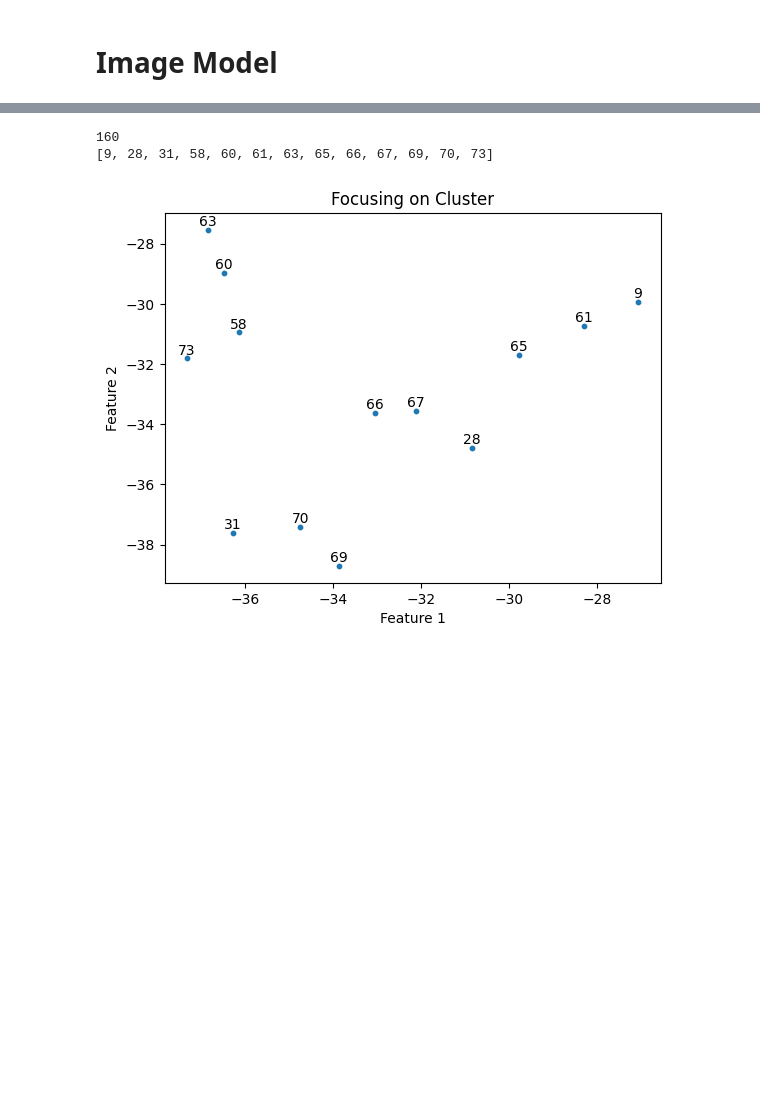
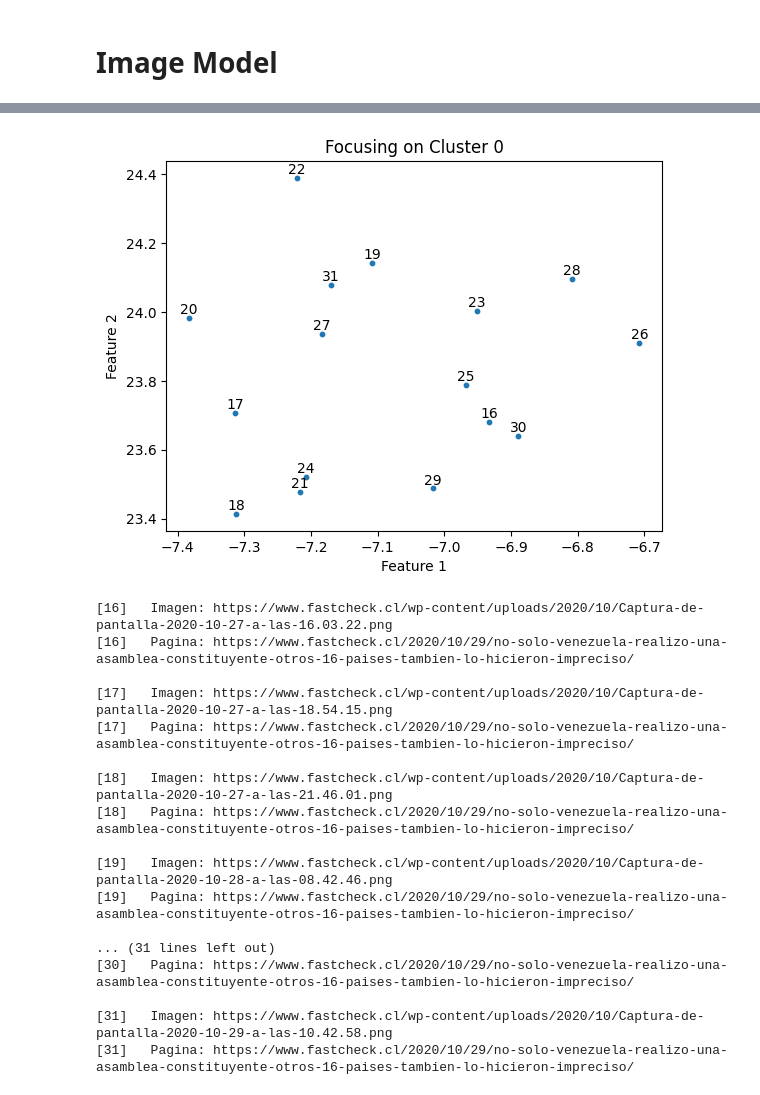
Before and after one commit to MolodyGs/Multimodal-News-Data-Collection, a Jupyter notebook: src/models/image_model.ipynb, the cells around one changed output, grey strips where cells are left out. Cells and saved outputs as stored; diff of their text form; code cells hidden in the pictures; blank space fills up the shorter version.

```diff
--- a/src/models/image_model.ipynb
+++ b/src/models/image_model.ipynb
@@ -229,30 +196,44 @@ Silhouette Score: 0.7437683939933777
 # %%
-
-umap_cluster_to_print = 14
+hdbscan_cluster_to_print = 0
 facts_selected = []
 facts_labels = []
 
-print(len(embeddings_2d))
-
 for index, fact in enumerate(embeddings_2d):
-    if cluster_labels[index] == umap_cluster_to_print:
+    if cluster_labels[index] == hdbscan_cluster_to_print:
         facts_selected.append(embeddings_2d[index].tolist())
         facts_labels.append(index)
 
-print(facts_labels)
-
 plt.scatter([fact[0] for fact in facts_selected], [fact[1] for fact in facts_selected], s=10)
-
-for x, y, etiqueta in zip([fact[0] for fact in facts_selected], [fact[1] for fact in facts_selected], facts_labels):
-    plt.annotate(etiqueta, (x, y), textcoords="offset points", xytext=(0, 3), ha='center')
-
-plt.title(f'Focusing on Cluster')
+for x, y, label in zip([fact[0] for fact in facts_selected], [fact[1] for fact in facts_selected], facts_labels):
+    plt.annotate(label, (x, y), textcoords="offset points", xytext=(0, 3), ha='center')
+plt.title(f'Focusing on Cluster {hdbscan_cluster_to_print}')
 plt.xlabel('Feature 1')
 plt.ylabel('Feature 2')
 plt.show()
+
+json_data_combined = json_data_fast_check_1_fixed["pages"] + json_data_fast_check_2_fixed["pages"]
+for index in facts_labels:
+    print(f"[{index}]   Imagen: {image_relationships[index]['image']}")
+    print(f"[{index}]   Pagina: {image_relationships[index]['page']['link']}")
+    print("")
 # %% [output]
+[figure, new version]
-160
-[9, 28, 31, 58, 60, 61, 63, 65, 66, 67, 69, 70, 73]
+[16]   Imagen: https://www.fastcheck.cl/wp-content/uploads/2020/10/Captura-de-pantalla-2020-10-27-a-las-16.03.22.png
+[16]   Pagina: https://www.fastcheck.cl/2020/10/29/no-solo-venezuela-realizo-una-asamblea-constituyente-otros-16-paises-tambien-lo-hicieron-impreciso/
+
+[17]   Imagen: https://www.fastcheck.cl/wp-content/uploads/2020/10/Captura-de-pantalla-2020-10-27-a-las-18.54.15.png
+[17]   Pagina: https://www.fastcheck.cl/2020/10/29/no-solo-venezuela-realizo-una-asamblea-constituyente-otros-16-paises-tambien-lo-hicieron-impreciso/
+
+[18]   Imagen: https://www.fastcheck.cl/wp-content/uploads/2020/10/Captura-de-pantalla-2020-10-27-a-las-21.46.01.png
+[18]   Pagina: https://www.fastcheck.cl/2020/10/29/no-solo-venezuela-realizo-una-asamblea-constituyente-otros-16-paises-tambien-lo-hicieron-impreciso/
+
+[19]   Imagen: https://www.fastcheck.cl/wp-content/uploads/2020/10/Captura-de-pantalla-2020-10-28-a-las-08.42.46.png
+[19]   Pagina: https://www.fastcheck.cl/2020/10/29/no-solo-venezuela-realizo-una-asamblea-constituyente-otros-16-paises-tambien-lo-hicieron-impreciso/
+
+... (31 lines left out)
+[30]   Pagina: https://www.fastcheck.cl/2020/10/29/no-solo-venezuela-realizo-una-asamblea-constituyente-otros-16-paises-tambien-lo-hicieron-impreciso/
+
+[31]   Imagen: https://www.fastcheck.cl/wp-content/uploads/2020/10/Captura-de-pantalla-2020-10-29-a-las-10.42.58.png
+[31]   Pagina: https://www.fastcheck.cl/2020/10/29/no-solo-venezuela-realizo-una-asamblea-constituyente-otros-16-paises-tambien-lo-hicieron-impreciso/
-[figure, old version]
 # %%
 plt.scatter(embeddings_2d[:, 0], embeddings_2d[:, 1], c=cluster_relationships, cmap='viridis', s=10)
```
Also changed, not shown: parts of 11 cells of this notebook.
